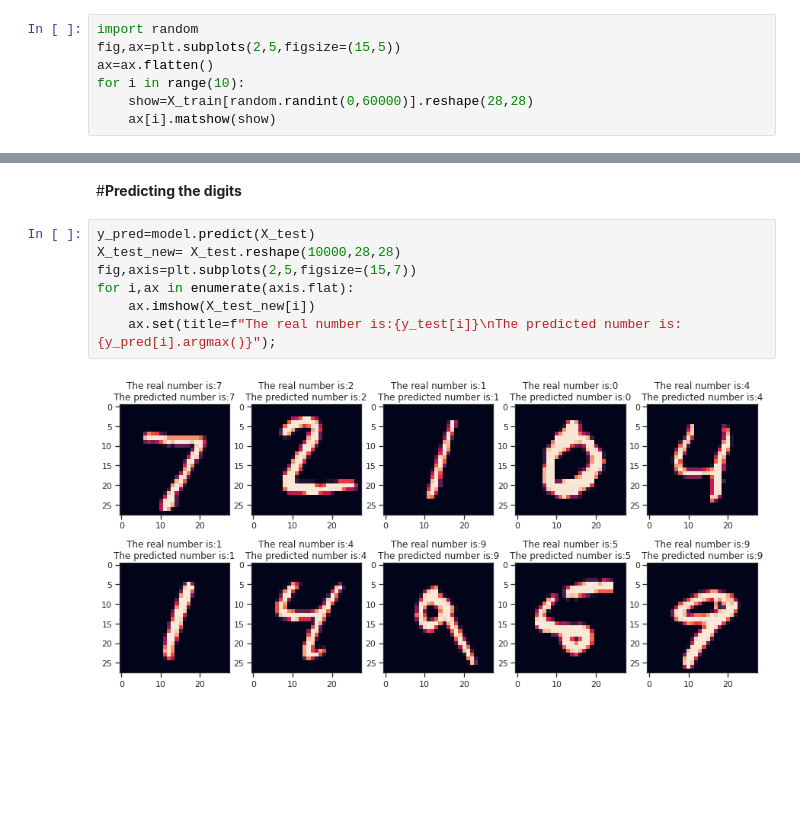
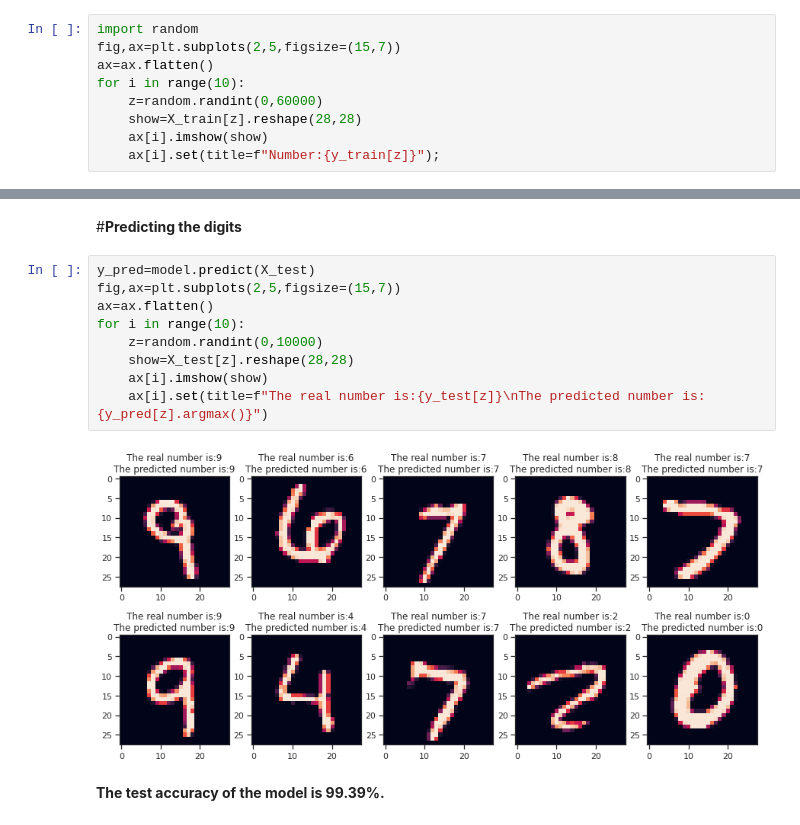
Before and after one commit to Data-Science-Community-SRM/Hand-Written-Digit-Classification-Recognition, a Jupyter notebook: P1_DSC.ipynb, the cells around one changed output, grey strips where cells are left out. Drawn from its saved outputs; the diff is of its cells as text; blank space fills up the shorter version.

```diff
--- a/P1_DSC.ipynb
+++ b/P1_DSC.ipynb
@@ -33,9 +34,11 @@ label=pd.Series(y_train)
 **Displaying digits from MNIST dataset**
 # %%
 import random
-fig,ax=plt.subplots(2,5,figsize=(15,5))
+fig,ax=plt.subplots(2,5,figsize=(15,7))
 ax=ax.flatten()
 for i in range(10):
-    show=X_train[random.randint(0,60000)].reshape(28,28)
-    ax[i].matshow(show)
+    z=random.randint(0,60000)
+    show=X_train[z].reshape(28,28)
+    ax[i].imshow(show)
+    ax[i].set(title=f"Number:{y_train[z]}");
 # %% [output]
@@ -228,10 +236,14 @@ sns.lineplot(data=df_hist[['loss']],linewidth=2);
 #**Predicting the digits**
 # %%
 y_pred=model.predict(X_test)
-X_test_new= X_test.reshape(10000,28,28)
-fig,axis=plt.subplots(2,5,figsize=(15,7))
-for i,ax in enumerate(axis.flat):
-    ax.imshow(X_test_new[i])
-    ax.set(title=f"The real number is:{y_test[i]}\nThe predicted number is:{y_pred[i].argmax()}");
+fig,ax=plt.subplots(2,5,figsize=(15,7))
+ax=ax.flatten()
+for i in range(10):
+    z=random.randint(0,10000)
+    show=X_test[z].reshape(28,28)
+    ax[i].imshow(show)
+    ax[i].set(title=f"The real number is:{y_test[z]}\nThe predicted number is:{y_pred[z].argmax()}")
 # %% [output]
-[figure, old version]
+[figure, new version]
+# %% [markdown]
+**The test accuracy of the model is 99.39%.**
```
Also changed, not shown: parts of 12 cells of this notebook.
